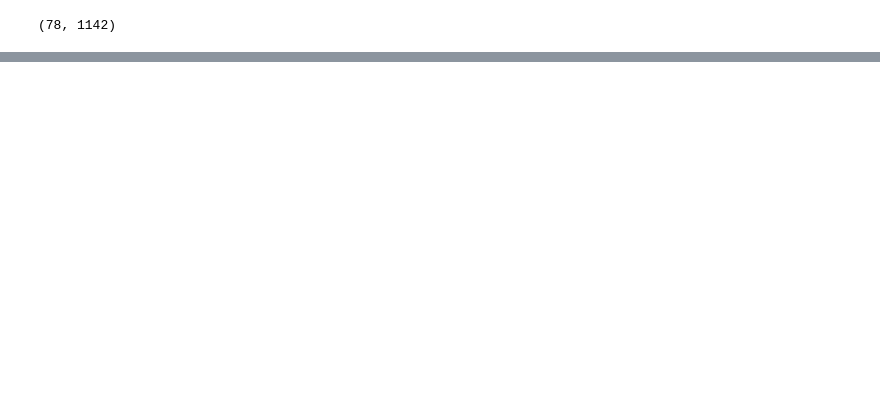
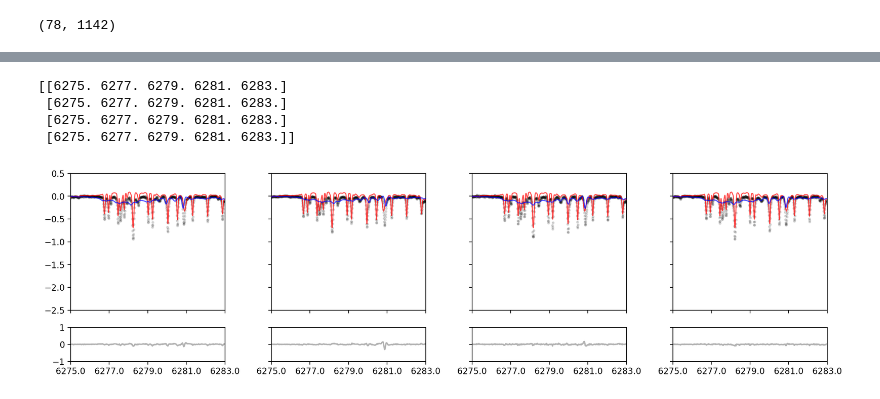
Before and after one commit to mdd423/wobble_jax, a Jupyter notebook: notebooks/04-18sco.ipynb, the cells around one changed output, grey strips where cells are left out. Drawn from its saved outputs; the diff is of its cells as text; code cells hidden in the pictures; blank space fills up the shorter version.

```diff
--- a/notebooks/04-18sco.ipynb
+++ b/notebooks/04-18sco.ipynb
@@ -332,3 +390,19 @@ for round_i in range(total_pixels//pixels_per_chunk):
+# %%
+rv_inds = [-1,0,1,2]
+l_plt = 6280
+lrange = l_plt*np.ones(len(rv_inds))[:,None] + np.arange(-5,5,2)[None,:]
+# print(lrange)
+# lrange = np.repeat(lrange,len(rv_inds),axis=0) + np.zeros(len(rv_inds))[:,None]
+plt_name = "{}_spectra_l{}-{}.png".format(star_name,lrange.min(),lrange.max())
+print(lrange)
+jabble.plotting.make_order_plot(dataset,model,lrange,rv_inds,cpus[0],plt_name)
+#(dataset,model,lrange,rv_inds,device,plt_name=None)
+# %% [output]
+[[6275. 6277. 6279. 6281. 6283.]
+ [6275. 6277. 6279. 6281. 6283.]
+ [6275. 6277. 6279. 6281. 6283.]
+ [6275. 6277. 6279. 6281. 6283.]]
+[figure, added]
 # %%
 import glob
 import jabble.plotting
```
Also changed, not shown: parts of 13 cells of this notebook.
